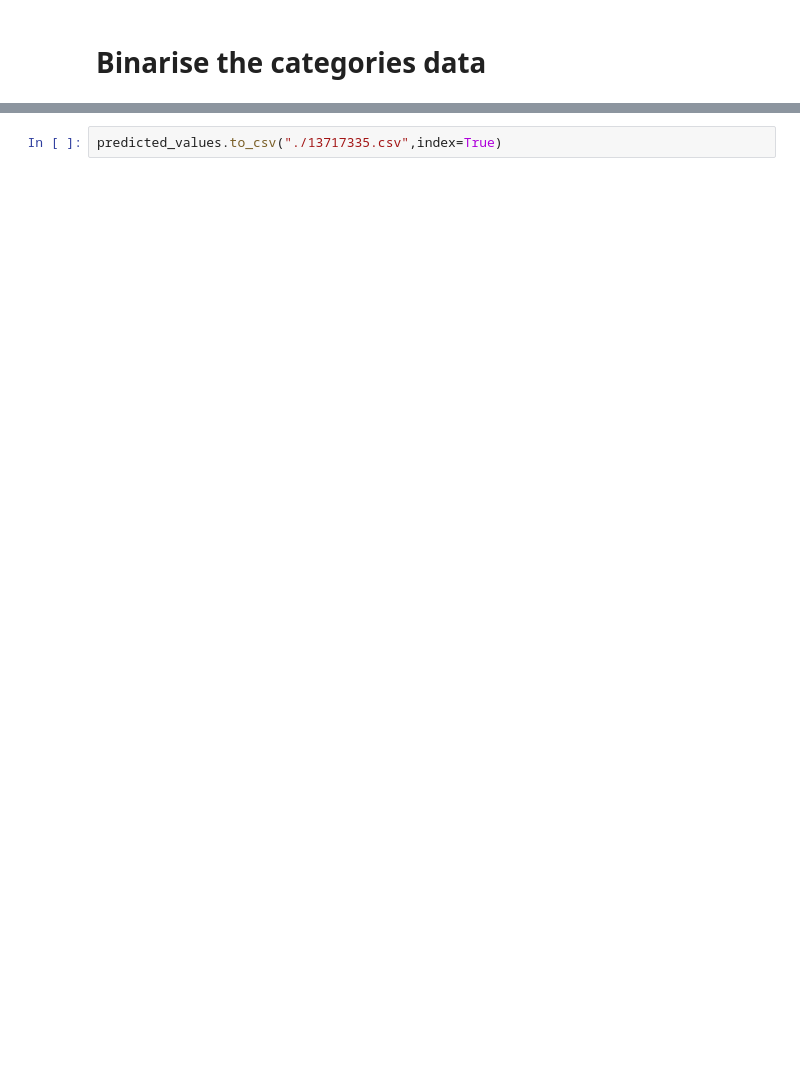
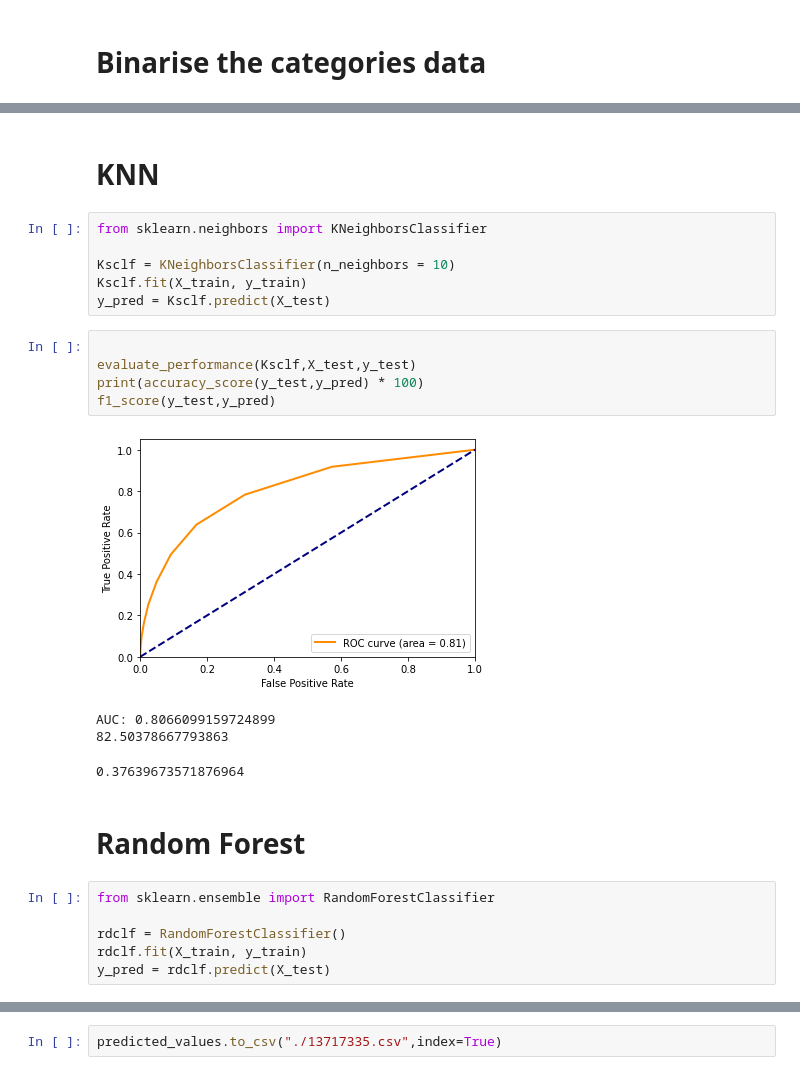
Before and after one commit to huukhang1512/utsDataAnal, a Jupyter notebook: ass3/analyse.ipynb, the cells around one changed output, grey strips where cells are left out. Saved outputs shown, nothing was run; the diff lists cells and outputs as text; blank space fills up the shorter version.

```diff
--- a/ass3/analyse.ipynb
+++ b/ass3/analyse.ipynb
@@ -569,0 +283,26 @@ predicted_values
+# %% [markdown]
+# KNN
+# %%
+from sklearn.neighbors import KNeighborsClassifier
+
+Ksclf = KNeighborsClassifier(n_neighbors = 10)
+Ksclf.fit(X_train, y_train)
+y_pred = Ksclf.predict(X_test)
+# %%
+
+evaluate_performance(Ksclf,X_test,y_test)
+print(accuracy_score(y_test,y_pred) * 100)
+f1_score(y_test,y_pred)
+# %% [output]
+[figure, added]
+AUC: 0.8066099159724899
+82.50378667793863
+0.37639673571876964
+# %% [markdown]
+# Random Forest
+# %%
+from sklearn.ensemble import RandomForestClassifier
+
+rdclf = RandomForestClassifier()
+rdclf.fit(X_train, y_train)
+y_pred = rdclf.predict(X_test)
```
Also changed, not shown: parts of 94 cells of this notebook, 1 other file.
